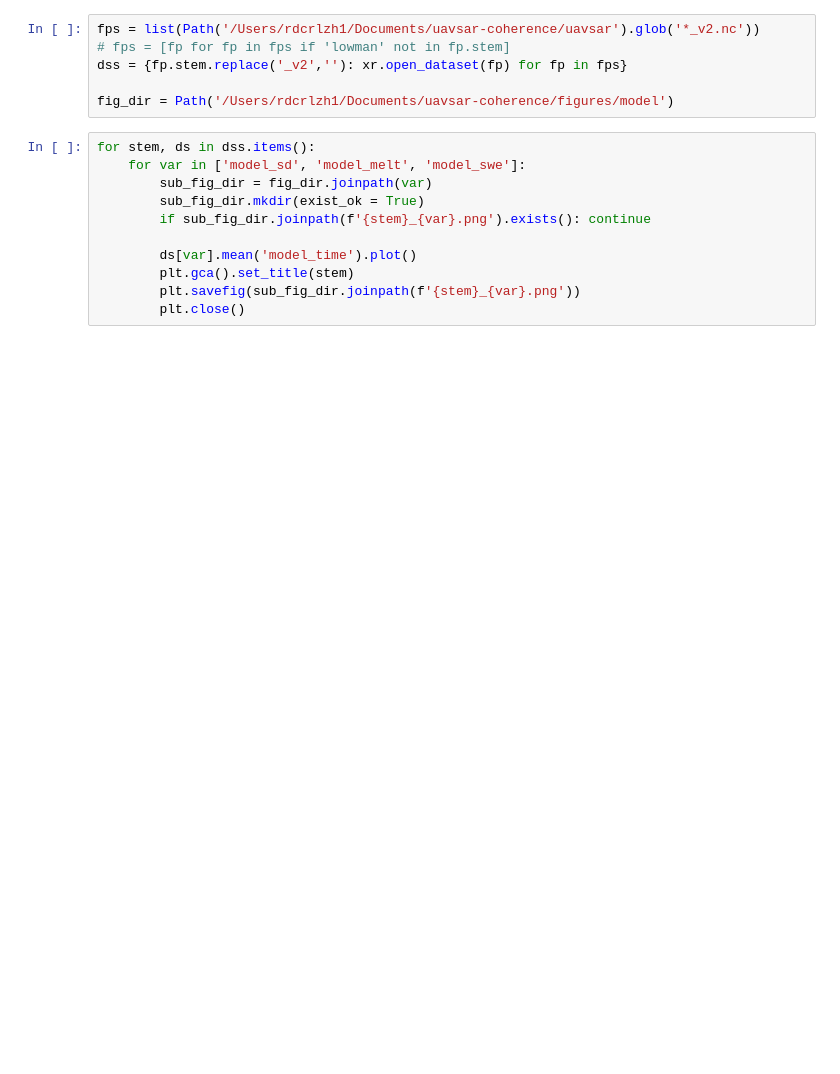
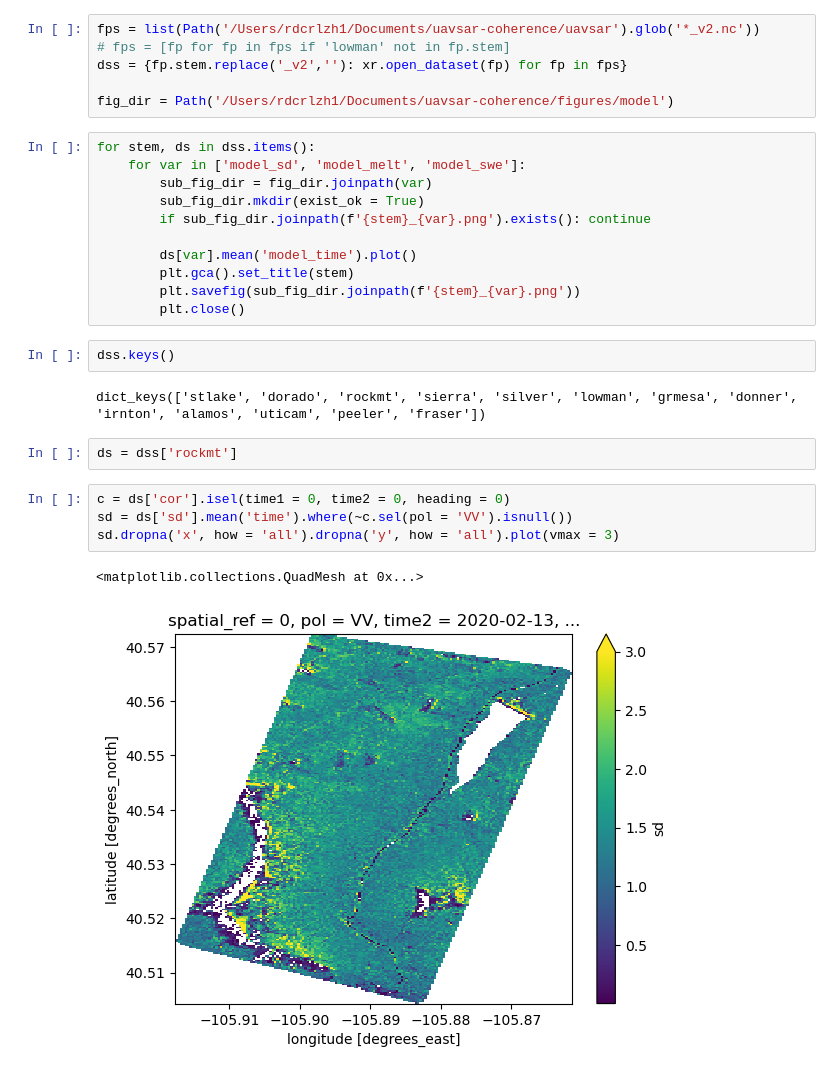
Before and after one commit to ZachHoppinen/uavsar-coherence, a Jupyter notebook: src/compare/model/check.ipynb, the cells around one changed output. Drawn from its saved outputs; the diff is of its cells as text; blank space fills up the shorter version.

```diff
--- a/src/compare/model/check.ipynb
+++ b/src/compare/model/check.ipynb
@@ -28,3 +31,16 @@ for stem, ds in dss.items():
         plt.gca().set_title(stem)
         plt.savefig(sub_fig_dir.joinpath(f'{stem}_{var}.png'))
         plt.close()
+# %%
+dss.keys()
+# %% [output]
+dict_keys(['stlake', 'dorado', 'rockmt', 'sierra', 'silver', 'lowman', 'grmesa', 'donner', 'irnton', 'alamos', 'uticam', 'peeler', 'fraser'])
+# %%
+ds = dss['rockmt']
+# %%
+c = ds['cor'].isel(time1 = 0, time2 = 0, heading = 0)
+sd = ds['sd'].mean('time').where(~c.sel(pol = 'VV').isnull())
+sd.dropna('x', how = 'all').dropna('y', how = 'all').plot(vmax = 3)
+# %% [output]
+<matplotlib.collections.QuadMesh at 0x...>
+[figure, added]
```
Also changed, not shown: parts of 9 cells of this notebook, 31 other files.
